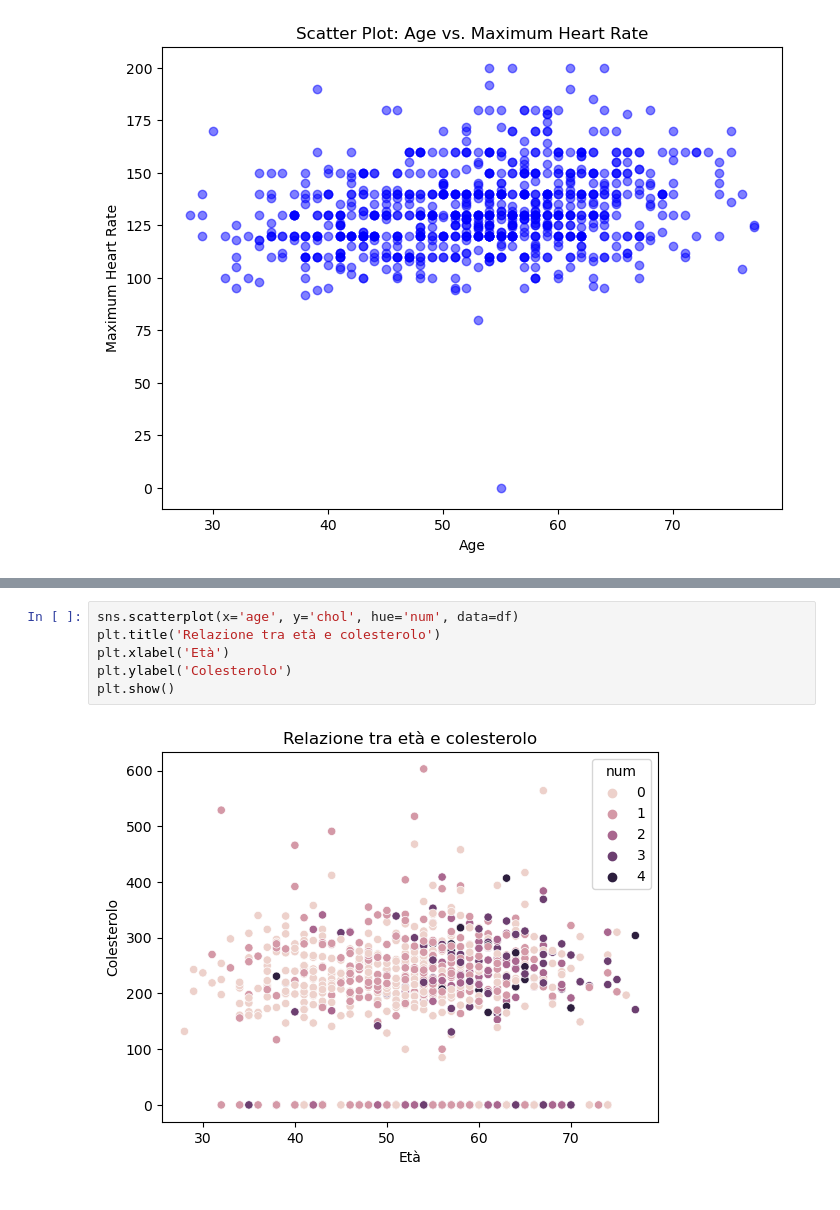
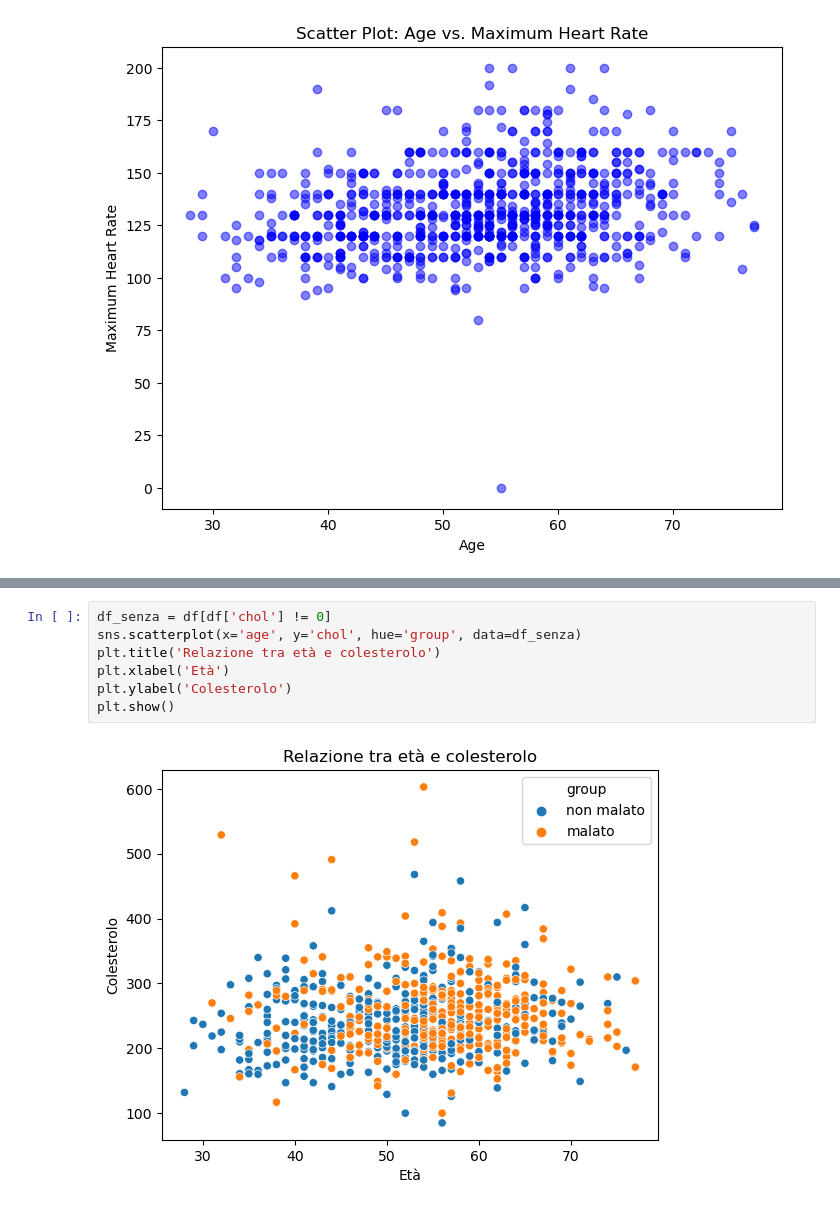
Before and after one commit to mattiaise/scientific-visualization, a Jupyter notebook: maxHeart.ipynb, the cells around one changed output, grey strips where cells are left out. Drawn from its saved outputs; the diff is of its cells as text.

```diff
--- a/maxHeart.ipynb
+++ b/maxHeart.ipynb
@@ -183,8 +192,9 @@ plt.show()
 # %%
-sns.scatterplot(x='age', y='chol', hue='num', data=df)
+df_senza = df[df['chol'] != 0]
+sns.scatterplot(x='age', y='chol', hue='group', data=df_senza)
 plt.title('Relazione tra età e colesterolo')
 plt.xlabel('Età')
 plt.ylabel('Colesterolo')
 plt.show()
 # %% [output]
-[figure, old version]
+[figure, new version]
```
Also changed, not shown: parts of 4 cells of this notebook.
